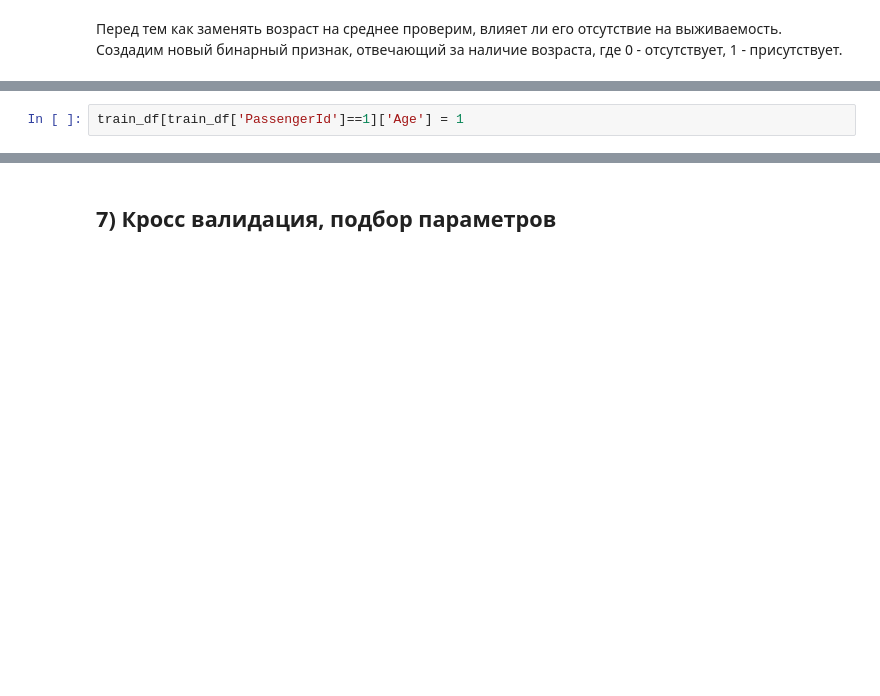
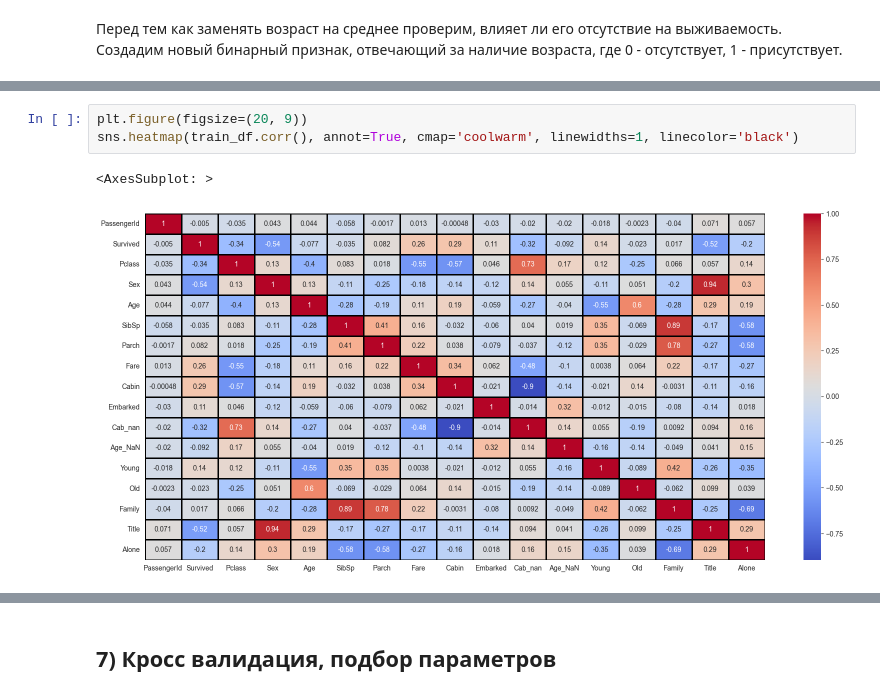
Before and after one commit to ex3del/lab4_iad, a Jupyter notebook: Без названия.ipynb, the cells around one changed output, grey strips where cells are left out. Drawn from its saved outputs; the diff is of its cells as text; blank space fills up the shorter version.

```diff
--- a/Без названия.ipynb
+++ b/Без названия.ipynb
@@ -577,2 +641,0 @@ train_df
-# %%
-train_df[train_df['PassengerId']==1]['Age'] = 1
@@ -599,0 +675,6 @@ Name: Age, Length: 94, dtype: bool
+# %%
+plt.figure(figsize=(20, 9))
+sns.heatmap(train_df.corr(), annot=True, cmap='coolwarm', linewidths=1, linecolor='black')
+# %% [output]
+<AxesSubplot: >
+[figure, added]
```
Also changed, not shown: parts of 24 cells of this notebook.
